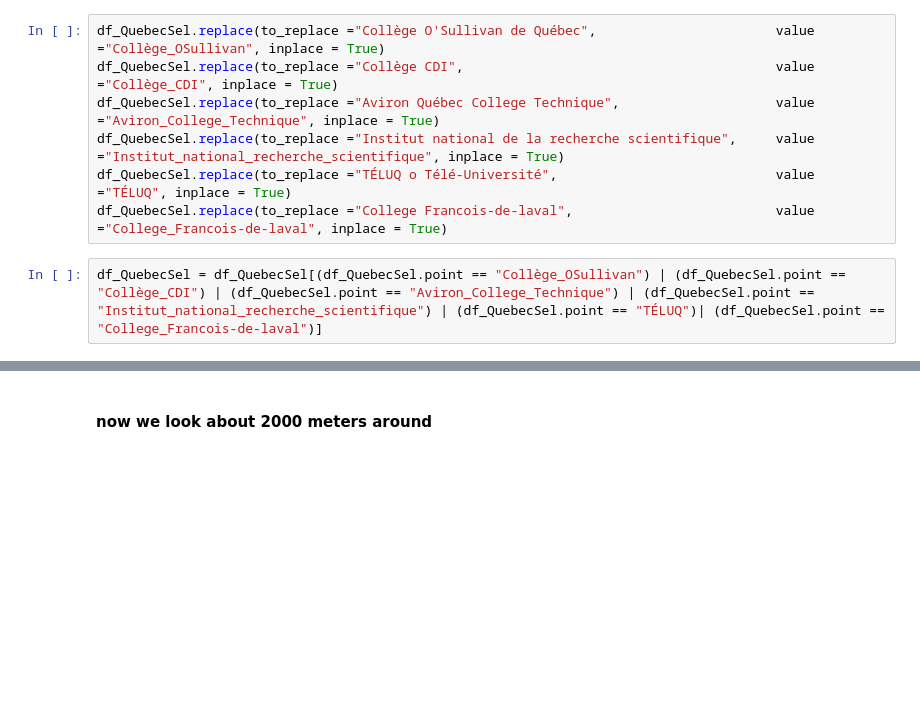
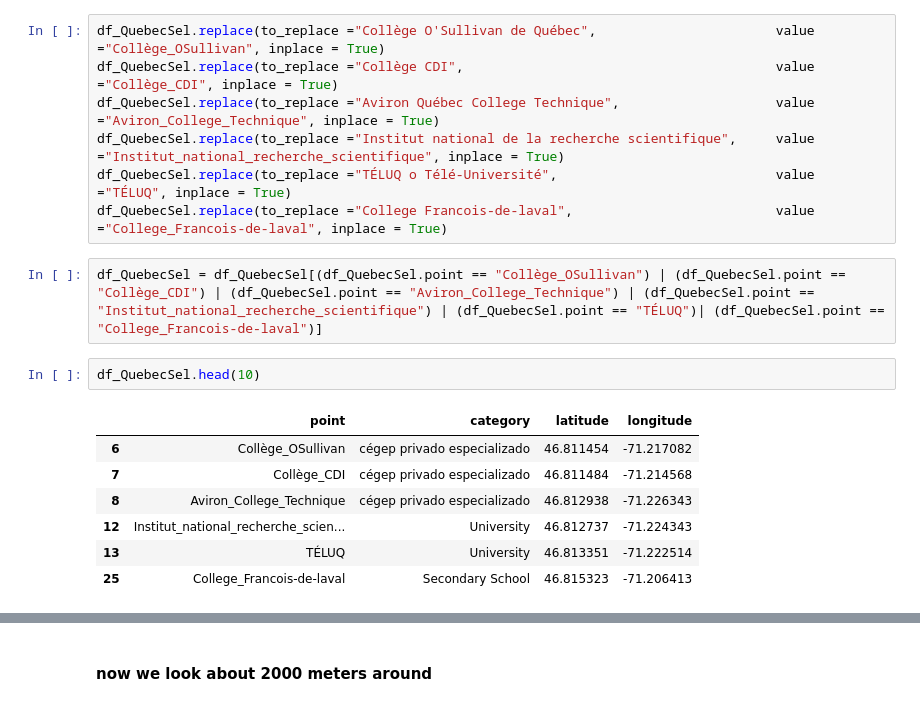
Before and after one commit to criscrock/Coursera_Capstone, a Jupyter notebook: A Quebecoise Project-Ecole.ipynb, the cells around one changed output, grey strips where cells are left out. Cells and saved outputs as stored; diff of their text form; blank space fills up the shorter version.

```diff
--- a/A Quebecoise Project-Ecole.ipynb
+++ b/A Quebecoise Project-Ecole.ipynb
@@ -358,3 +358,13 @@ df_QuebecSel.replace(to_replace ="TÉLUQ o Télé-Université",
 df_QuebecSel.replace(to_replace ="College Francois-de-laval",                          value ="College_Francois-de-laval", inplace = True)
 # %%
 df_QuebecSel = df_QuebecSel[(df_QuebecSel.point == "Collège_OSullivan") | (df_QuebecSel.point == "Collège_CDI") | (df_QuebecSel.point == "Aviron_College_Technique") | (df_QuebecSel.point == "Institut_national_recherche_scientifique") | (df_QuebecSel.point == "TÉLUQ")| (df_QuebecSel.point == "College_Francois-de-laval")]
+# %%
+df_QuebecSel.head(10)
+# %% [output]
+|  | point | category | latitude | longitude |
+| 6 | Collège_OSullivan | cégep privado especializado | 46.811454 | -71.217082 |
+| 7 | Collège_CDI | cégep privado especializado | 46.811484 | -71.214568 |
+| 8 | Aviron_College_Technique | cégep privado especializado | 46.812938 | -71.226343 |
+| 12 | Institut_national_recherche_scien... | University | 46.812737 | -71.224343 |
+| 13 | TÉLUQ | University | 46.813351 | -71.222514 |
+| 25 | College_Francois-de-laval | Secondary School | 46.815323 | -71.206413 |
```
Also changed, not shown: parts of 12 cells of this notebook.
